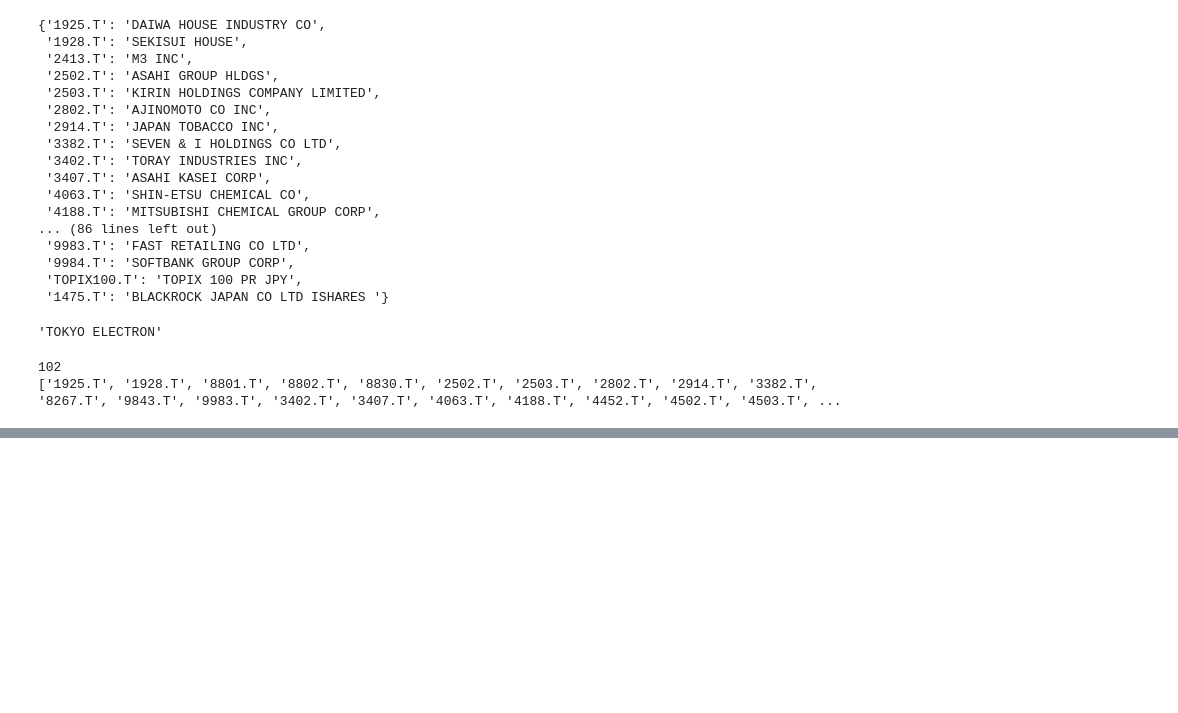
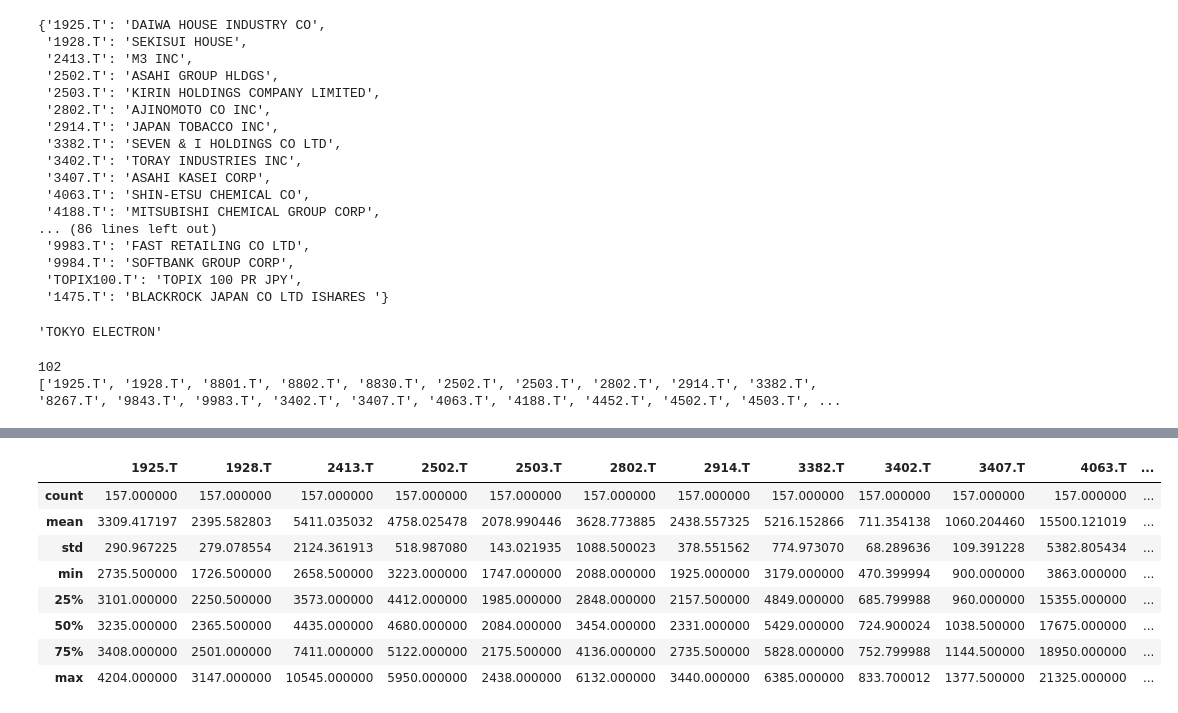
Before and after one commit to aguilarklyno/Fukuhara-Seminar, a Jupyter notebook: 23_10_20_weeek-02/Main.ipynb, the cells around one changed output, grey strips where cells are left out. Saved outputs shown, nothing was run; the diff lists cells and outputs as text; code cells hidden in the pictures; blank space fills up the shorter version.

```diff
--- a/23_10_20_weeek-02/Main.ipynb
+++ b/23_10_20_weeek-02/Main.ipynb
@@ -336,0 +447,12 @@ print(all_tickers)
+# %%
+all_df_weekly.describe()
+# %% [output]
+|  | 1925.T | 1928.T | 2413.T | 2502.T | 2503.T | 2802.T | 2914.T | 3382.T | 3402.T | 3407.T | 4063.T | ... |
+| count | 157.000000 | 157.000000 | 157.000000 | 157.000000 | 157.000000 | 157.000000 | 157.000000 | 157.000000 | 157.000000 | 157.000000 | 157.000000 | ... |
+| mean | 3309.417197 | 2395.582803 | 5411.035032 | 4758.025478 | 2078.990446 | 3628.773885 | 2438.557325 | 5216.152866 | 711.354138 | 1060.204460 | 15500.121019 | ... |
+| std | 290.967225 | 279.078554 | 2124.361913 | 518.987080 | 143.021935 | 1088.500023 | 378.551562 | 774.973070 | 68.289636 | 109.391228 | 5382.805434 | ... |
+| min | 2735.500000 | 1726.500000 | 2658.500000 | 3223.000000 | 1747.000000 | 2088.000000 | 1925.000000 | 3179.000000 | 470.399994 | 900.000000 | 3863.000000 | ... |
+| 25% | 3101.000000 | 2250.500000 | 3573.000000 | 4412.000000 | 1985.000000 | 2848.000000 | 2157.500000 | 4849.000000 | 685.799988 | 960.000000 | 15355.000000 | ... |
+| 50% | 3235.000000 | 2365.500000 | 4435.000000 | 4680.000000 | 2084.000000 | 3454.000000 | 2331.000000 | 5429.000000 | 724.900024 | 1038.500000 | 17675.000000 | ... |
+| 75% | 3408.000000 | 2501.000000 | 7411.000000 | 5122.000000 | 2175.500000 | 4136.000000 | 2735.500000 | 5828.000000 | 752.799988 | 1144.500000 | 18950.000000 | ... |
+| max | 4204.000000 | 3147.000000 | 10545.000000 | 5950.000000 | 2438.000000 | 6132.000000 | 3440.000000 | 6385.000000 | 833.700012 | 1377.500000 | 21325.000000 | ... |
```
Also changed, not shown: parts of 24 cells of this notebook, 2 other files.
